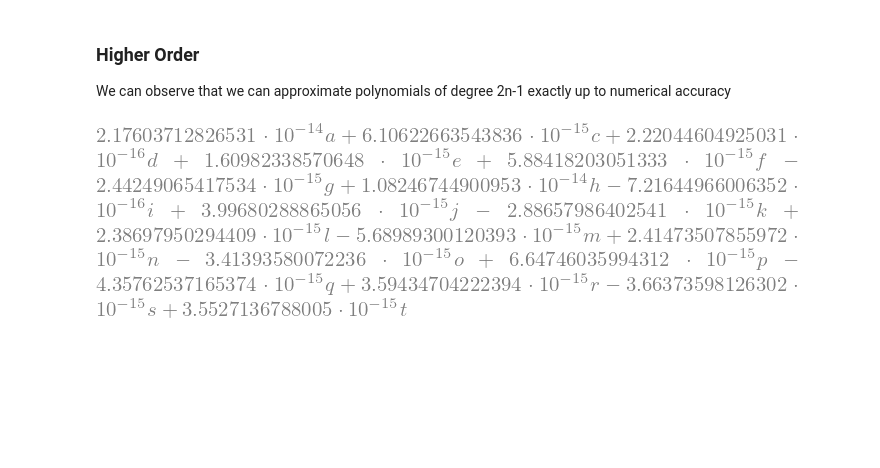
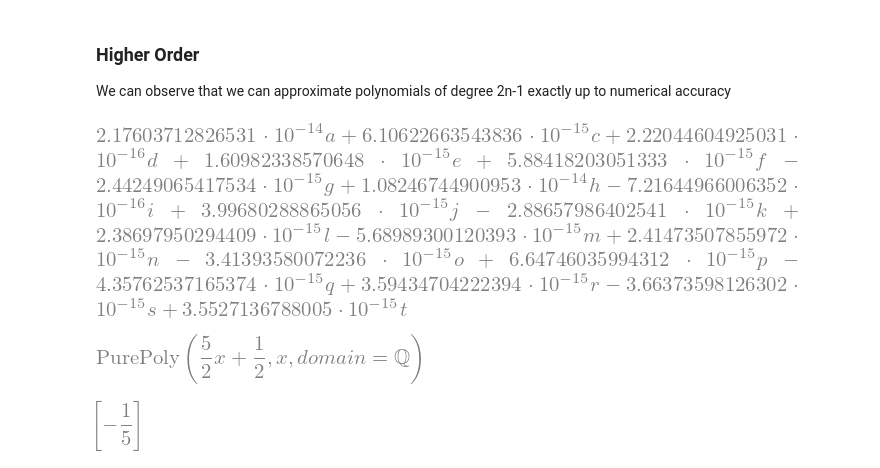
Before and after one commit to AunSiro/Notebooks-Pisa, a Jupyter notebook: double_integral_Gauss-Jacobi.ipynb, the cells around one changed output. Drawn from its saved outputs; the diff is of its cells as text; code cells hidden in the pictures; blank space fills up the shorter version.

```diff
--- a/double_integral_Gauss-Jacobi.ipynb
+++ b/double_integral_Gauss-Jacobi.ipynb
@@ -171,0 +174,9 @@ f_new_ii-psi_new_ii
+# %%
+_j = jacobi_poly(1,2,1, polys=True)
+_j
+# %% [output]
+[figure, added]
+# %%
+_j.real_roots()
+# %% [output]
+[figure, added]
```
Also changed, not shown: parts of 1 cell of this notebook, 2 other files.
